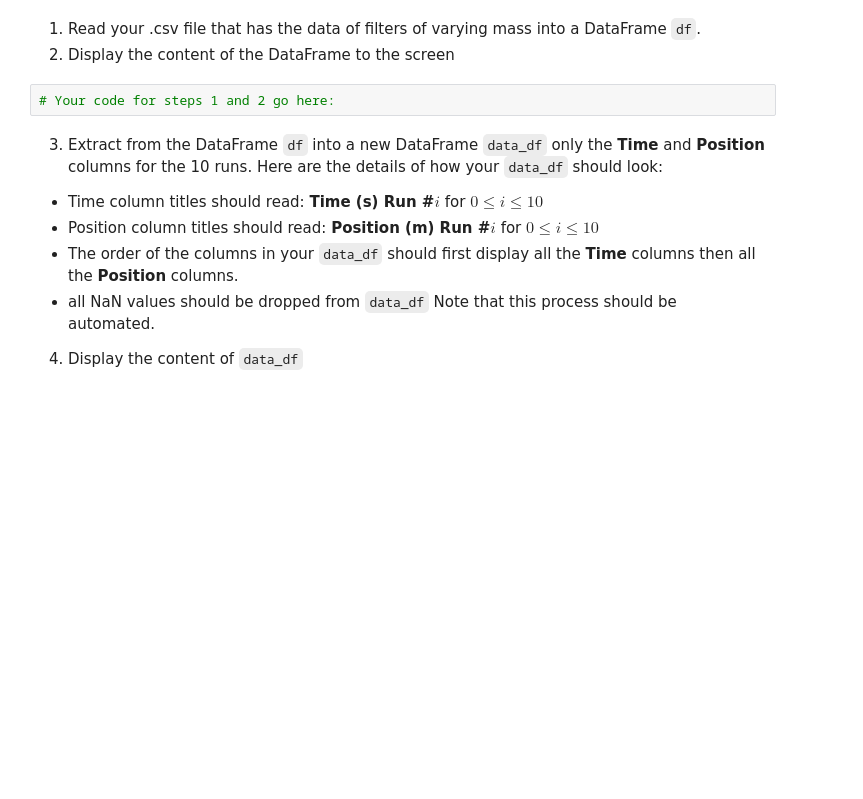
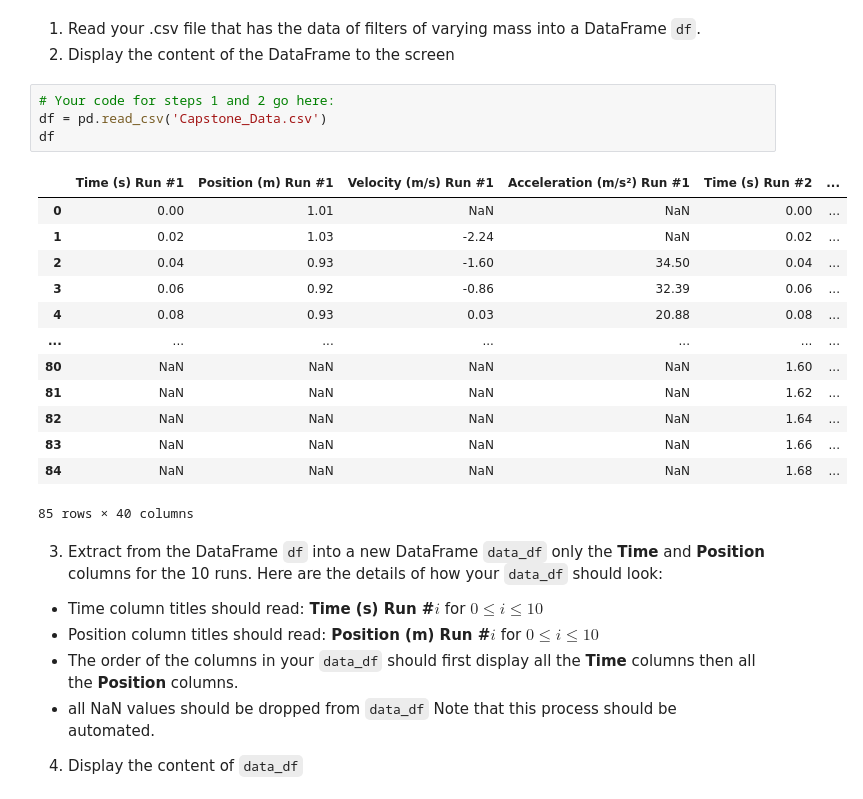
Before and after one commit to ericabournival/Assign1, a Jupyter notebook: assign1.ipynb, the cells around one changed output. Saved outputs shown, nothing was run; the diff lists cells and outputs as text; blank space fills up the shorter version.

```diff
--- a/assign1.ipynb
+++ b/assign1.ipynb
@@ -161,6 +191,22 @@ for col in cleaned_df:
 3. Display the content of the DataFrame to the screen
 # %%
 # Your code for steps 1 and 2 go here:
+df = pd.read_csv('Capstone_Data.csv')
+df
+# %% [output]
+|  | Time (s) Run #1 | Position (m) Run #1 | Velocity (m/s) Run #1 | Acceleration (m/s²) Run #1 | Time (s) Run #2 | ... |
+| 0 | 0.00 | 1.01 | NaN | NaN | 0.00 | ... |
+| 1 | 0.02 | 1.03 | -2.24 | NaN | 0.02 | ... |
+| 2 | 0.04 | 0.93 | -1.60 | 34.50 | 0.04 | ... |
+| 3 | 0.06 | 0.92 | -0.86 | 32.39 | 0.06 | ... |
+| 4 | 0.08 | 0.93 | 0.03 | 20.88 | 0.08 | ... |
+| ... | ... | ... | ... | ... | ... | ... |
+| 80 | NaN | NaN | NaN | NaN | 1.60 | ... |
+| 81 | NaN | NaN | NaN | NaN | 1.62 | ... |
+| 82 | NaN | NaN | NaN | NaN | 1.64 | ... |
+| 83 | NaN | NaN | NaN | NaN | 1.66 | ... |
+| 84 | NaN | NaN | NaN | NaN | 1.68 | ... |
+85 rows × 40 columns
 # %% [markdown]
 3. Extract from the DataFrame `df` into a new DataFrame `data_df` only the **Time** and **Position** columns for the 10 runs.  Here are the details of how your `data_df` should look:
 - Time column titles should read: **Time (s) Run #$i$** for $0\leq i\leq 10$
```
Also changed, not shown: parts of 9 cells of this notebook.
